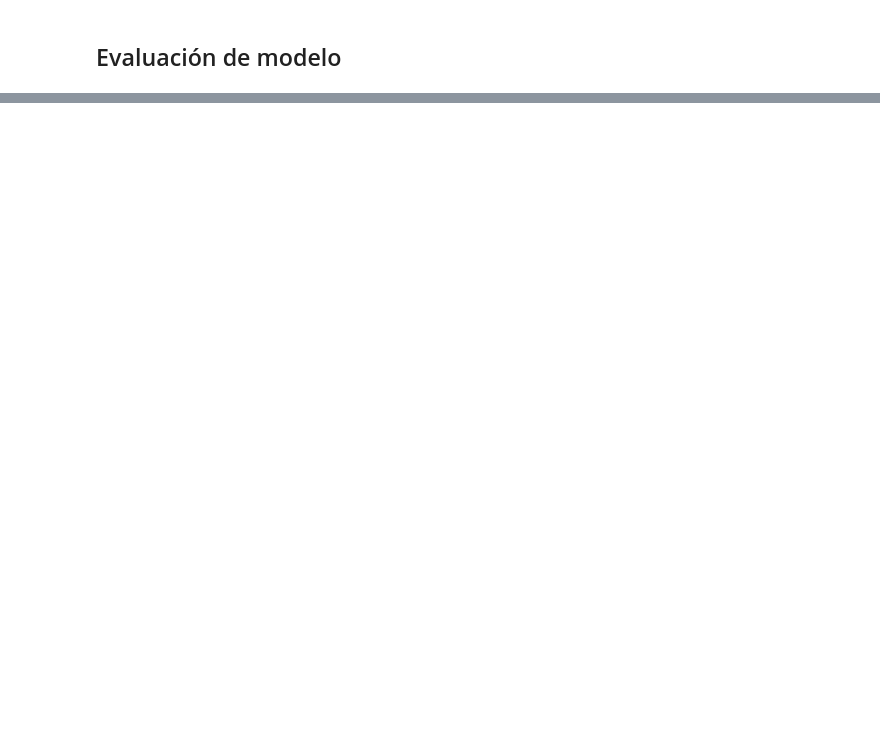
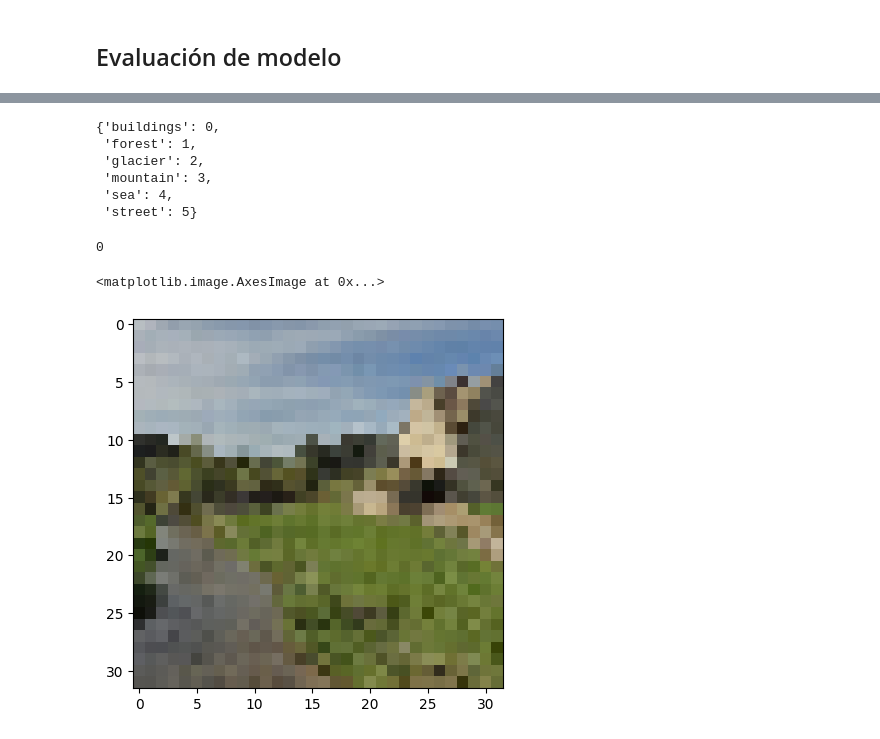
Before and after one commit to Mlcruz9/DS_TheBridgeBBK_SBIL2023, a Jupyter notebook: 3-Machine_Learning/3-Deep_Learning/2-Redes_Convolucionales/ejercicios/Clasificador_paisajes.ipynb, the cells around one changed output, grey strips where cells are left out. Cells and saved outputs as stored; diff of their text form; code cells hidden in the pictures; blank space fills up the shorter version.

```diff
--- a/3-Machine_Learning/3-Deep_Learning/2-Redes_Convolucionales/ejercicios/Clasificador_paisajes.ipynb
+++ b/3-Machine_Learning/3-Deep_Learning/2-Redes_Convolucionales/ejercicios/Clasificador_paisajes.ipynb
@@ -52,0 +165,16 @@ import cv2
+# %%
+def im_reader(path, imshape = (32, 32)):
+    X = []
+    Y = []
+
+    for folder in os.listdir(path):
+        if os.path.isdir('/'.join([TRAIN_PATH, folder])):
+            for file in os.listdir('/'.join([path, folder])):
+                image = plt.imread('/'.join([path, folder, file]))
+                image = cv2.resize(image, imshape)
+                X.append(image)
+                Y.append(folder)
+
+    return np.array(X), np.array(Y)
+# %%
+X_test, Y_test = im_reader(TEST_PATH)
@@ -60,0 +355,18 @@ import cv2
+# %%
+labels_dict
+# %% [output]
+{'buildings': 0,
+ 'forest': 1,
+ 'glacier': 2,
+ 'mountain': 3,
+ 'sea': 4,
+ 'street': 5}
+# %%
+Y_test_numeric[5]
+# %% [output]
+0
+# %%
+plt.imshow(X_test[5])
+# %% [output]
+<matplotlib.image.AxesImage at 0x...>
+[figure, added]
```
Also changed, not shown: parts of 39 cells of this notebook, 9 other files.
